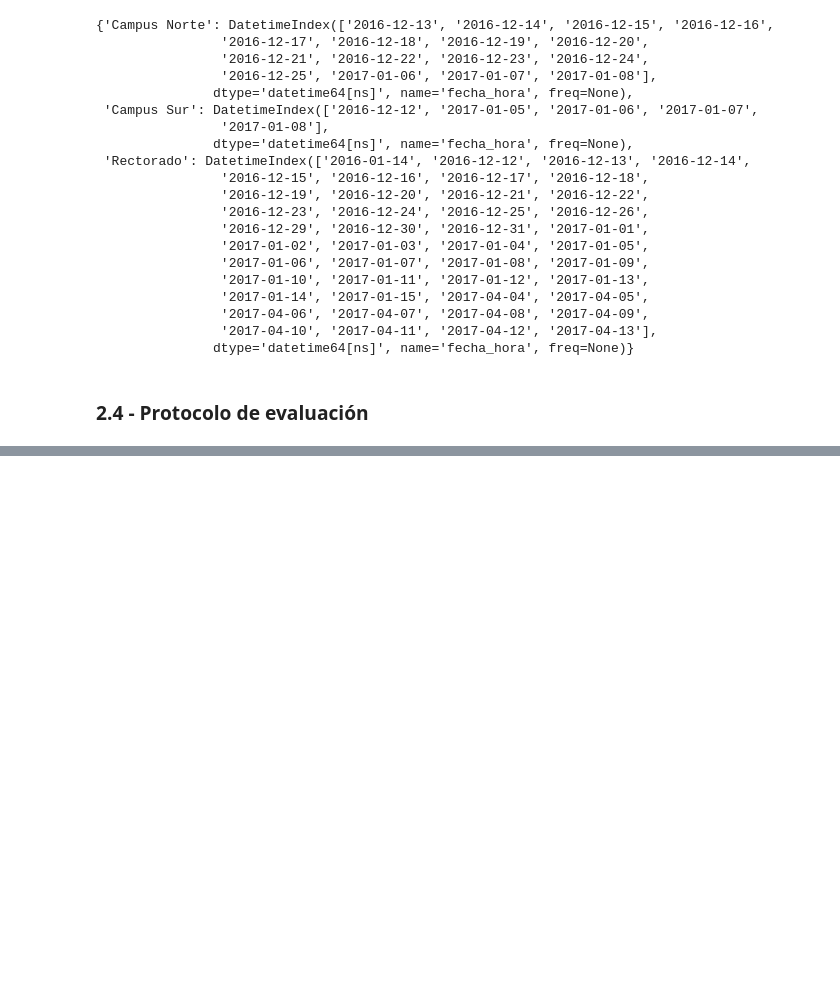
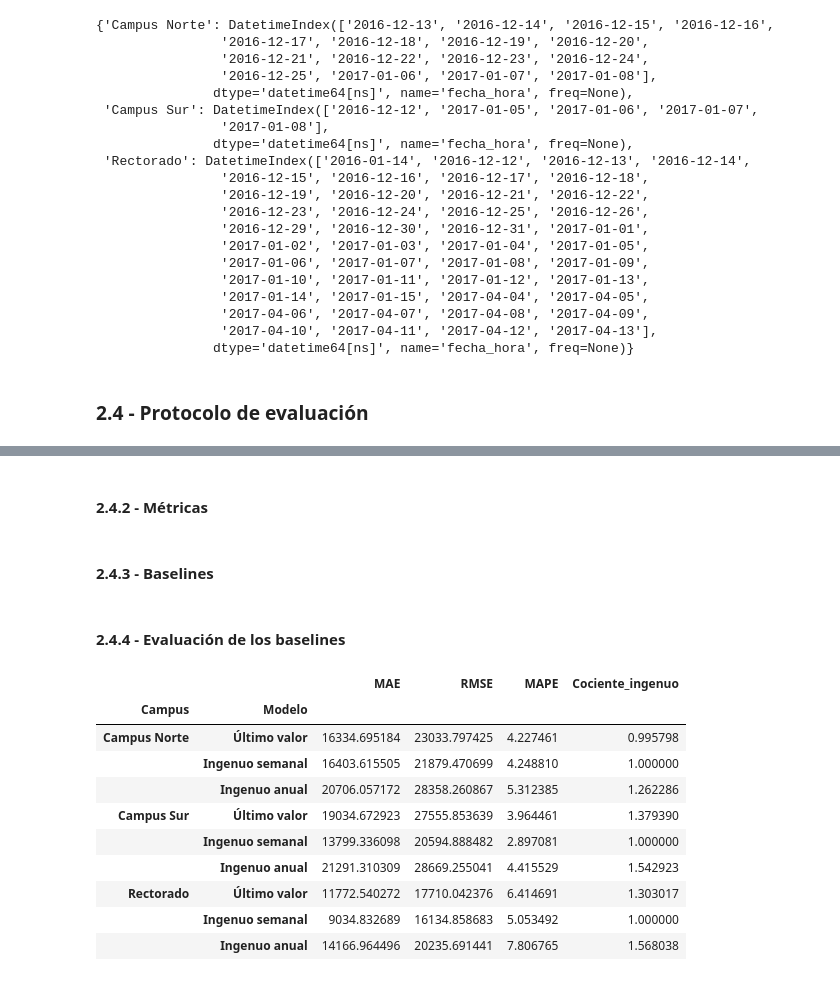
Before and after one commit to Martin-Kugler/network-attacks-and-energetic-efficiency-mcp, a Jupyter notebook: consumo_campus.ipynb, the cells around one changed output, grey strips where cells are left out. Cells and saved outputs as stored; diff of their text form; code cells hidden in the pictures; blank space fills up the shorter version.

```diff
--- a/consumo_campus.ipynb
+++ b/consumo_campus.ipynb
@@ -142,9 +142,8 @@ consumo = consumo[contadores_validos]
 # 2) Interpolar huecos muy cortos (menos de 6 horas, pudiéndose cambiar) linealmente
 consumo = consumo.interpolate(method="time", limit=6)
 
-# 3) Imputar los huecos restantes con el valor de la misma hora de la anterior (o posterior, si procede) semana (168 horas).
+# 3) Imputar los huecos restantes con el valor de la misma hora de la anterior semana (168 horas).
 consumo = consumo.fillna(consumo.shift(168))
-consumo = consumo.fillna(consumo.shift(-168))
 
 # 4) Si tras esto queda algún hueco puntual más, aplicar interpolación final
 consumo = consumo.interpolate(method="linear")
@@ -460,0 +462,10 @@ detectar_cambio_nivel(consumo_agregado_train, ventana=14, umbral=0.1)
+# %%
+inicio_train = '2016-01-01'
+fin_train = '2017-06-30'
+consumo_agregado_train = consumo_agregado.loc[inicio_train:fin_train].copy()
+
+inicio_test = '2017-07-01'
+fin_test = '2017-12-31'
+consumo_agregado_test = consumo_agregado.loc[inicio_test:fin_test].copy()
+# %% [markdown]
+#### 2.4.2 - Métricas
@@ -460,0 +496,2 @@ detectar_cambio_nivel(consumo_agregado_train, ventana=14, umbral=0.1)
+# %% [markdown]
+#### 2.4.3 - Baselines
@@ -460,0 +523,48 @@ detectar_cambio_nivel(consumo_agregado_train, ventana=14, umbral=0.1)
+# %% [markdown]
+#### 2.4.4 - Evaluación de los baselines
+# %%
+resultados_test = []
+
+# 1) Recorremos cada campus
+for campus in consumo_agregado.columns:
+
+    # 2) Generamos los 3 baselines para el campus
+    baselines = generar_baselines(consumo_agregado[campus])
+    baselines_test = baselines.loc[inicio_test:fin_test]
+
+    # 3) Calculamos métricas de los 3 baselines en test
+    m_ultimo = calcular_metricas(baselines_test["real"], baselines_test["ultimo_valor"])
+    m_semanal = calcular_metricas(baselines_test["real"], baselines_test["ingenuo_semanal"])
+    m_anual = calcular_metricas(baselines_test["real"], baselines_test["ingenuo_anual"])
+
+    # 4) Guardamos el MAE del baseline ingenuo semanal como referencia
+    # para calcular posteriormente el cociente frente al ingenuo
+    mae_ref = m_semanal["MAE"]
+
+    # 5) Recorremos las métricas de cada baseline y guardamos los resultados en la lista de resultados_test
+    for nombre_base, met in [("Último valor", m_ultimo), ("Ingenuo semanal", m_semanal), ("Ingenuo anual", m_anual)]:
+        resultados_test.append({
+            "Campus": campus,
+            "Modelo": nombre_base,
+            "MAE": met["MAE"],
+            "RMSE": met["RMSE"],
+            "MAPE": met["MAPE"],
+            "Cociente_ingenuo": met["MAE"] / mae_ref,
+        })
+
+# 6) Mostramos los resultados de la evaluación de los baselines en un DataFrame
+df_evaluacion_baselines = pd.DataFrame(resultados_test)
+df_evaluacion_baselines.set_index(["Campus", "Modelo"], inplace=True)
+df_evaluacion_baselines
+# %% [output]
+|  |  | MAE | RMSE | MAPE | Cociente_ingenuo |
+| Campus | Modelo |  |  |  |  |
+| Campus Norte | Último valor | 16334.695184 | 23033.797425 | 4.227461 | 0.995798 |
+|  | Ingenuo semanal | 16403.615505 | 21879.470699 | 4.248810 | 1.000000 |
+|  | Ingenuo anual | 20706.057172 | 28358.260867 | 5.312385 | 1.262286 |
+| Campus Sur | Último valor | 19034.672923 | 27555.853639 | 3.964461 | 1.379390 |
+|  | Ingenuo semanal | 13799.336098 | 20594.888482 | 2.897081 | 1.000000 |
+|  | Ingenuo anual | 21291.310309 | 28669.255041 | 4.415529 | 1.542923 |
+| Rectorado | Último valor | 11772.540272 | 17710.042376 | 6.414691 | 1.303017 |
+|  | Ingenuo semanal | 9034.832689 | 16134.858683 | 5.053492 | 1.000000 |
+|  | Ingenuo anual | 14166.964496 | 20235.691441 | 7.806765 | 1.568038 |
```
Also changed, not shown: parts of 3 cells of this notebook.
